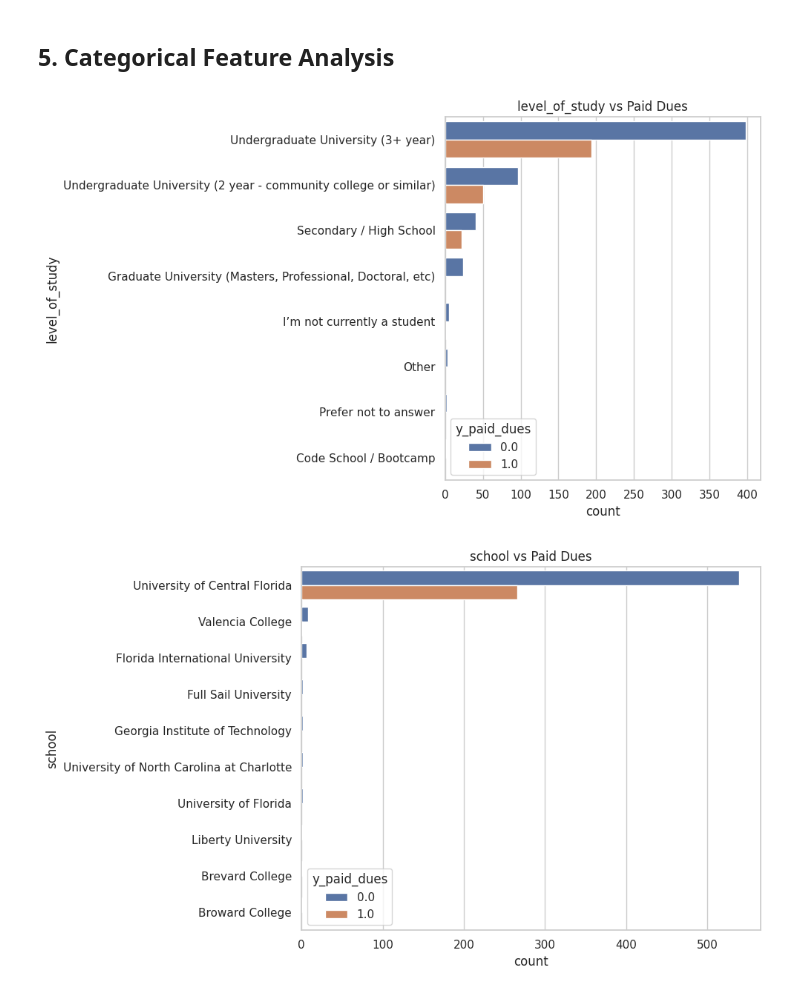
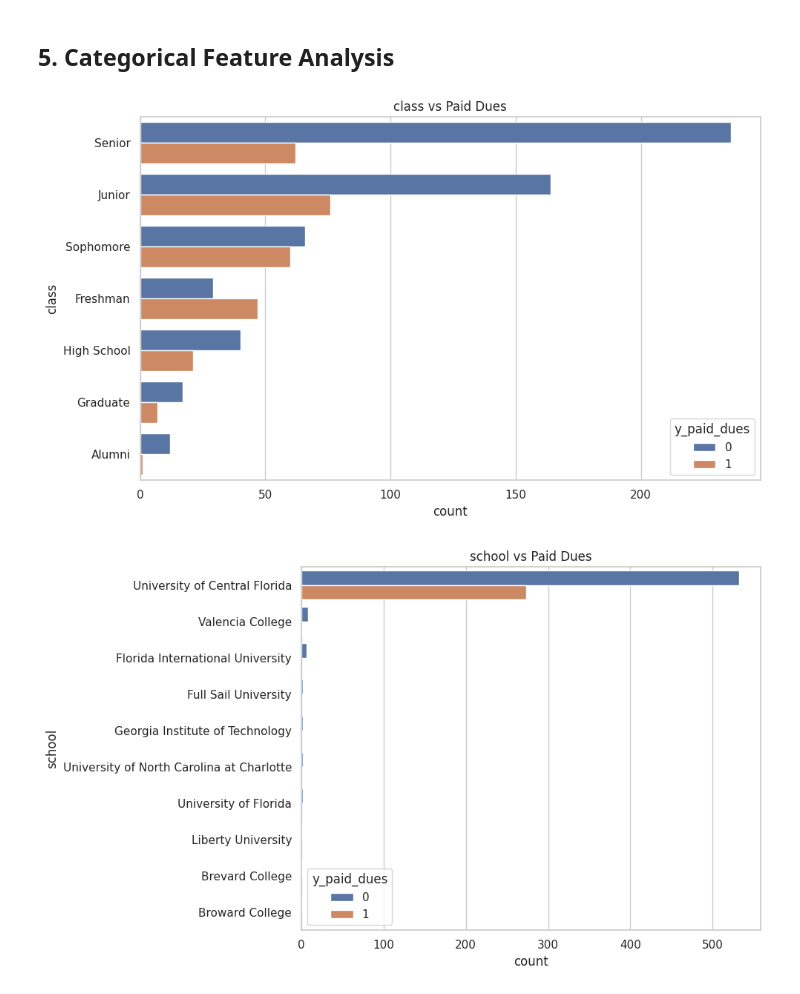
Before and after one commit to ISC4241/final-project, a Jupyter notebook: notebooks/1-feature-analysis.ipynb, the cells around one changed output. Saved outputs shown, nothing was run; the diff lists cells and outputs as text; code cells hidden in the pictures.

Commit message:
Class level feature engineering

```diff
--- a/notebooks/1-feature-analysis.ipynb
+++ b/notebooks/1-feature-analysis.ipynb
@@ -208,17 +205,17 @@ Parameters: { "use_label_encoder" } are not used.
 # %% [markdown]
 ## 5. Categorical Feature Analysis
 # %%
-categorical_features = ['level_of_study', 'school', 'major', 'gender', 'race_or_ethnicity']
+categorical_features = ['class', 'school', 'major', 'gender', 'race_or_ethnicity']
 
 for col in categorical_features:
     if col in df.columns:
         plt.figure(figsize=(10, 6))
         # Order by count
         order = df[col].value_counts().iloc[:10].index # Top 10 categories if many
         sns.countplot(y=col, hue='y_paid_dues', data=df, order=order)
         plt.title(f'{col} vs Paid Dues')
         plt.tight_layout()
         plt.show()
 # %% [output]
-[figure, old version]
+[figure, new version]
-[figure, old version]
+[figure, new version]
```
Also changed, not shown: parts of 6 cells of this notebook, 5 other files.
